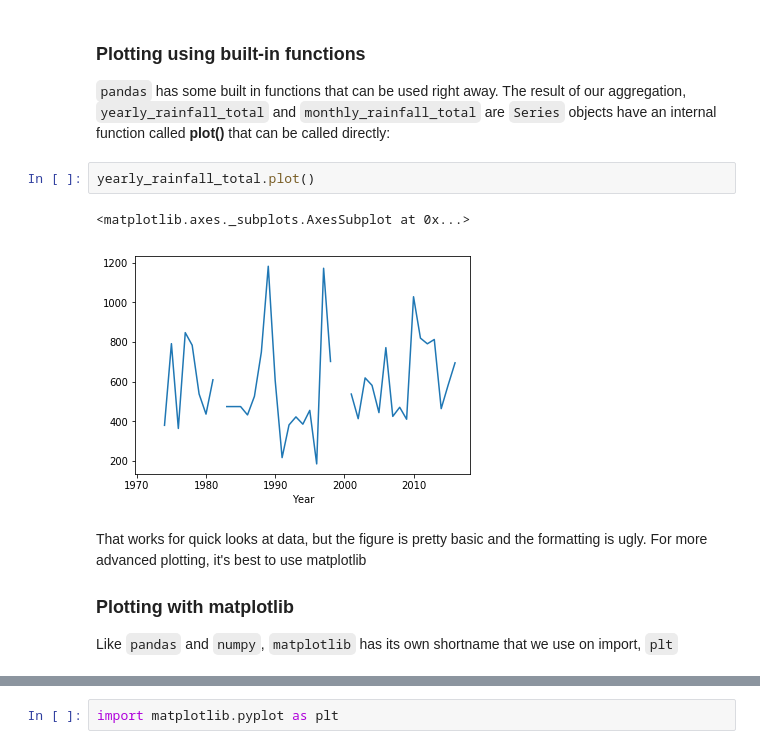
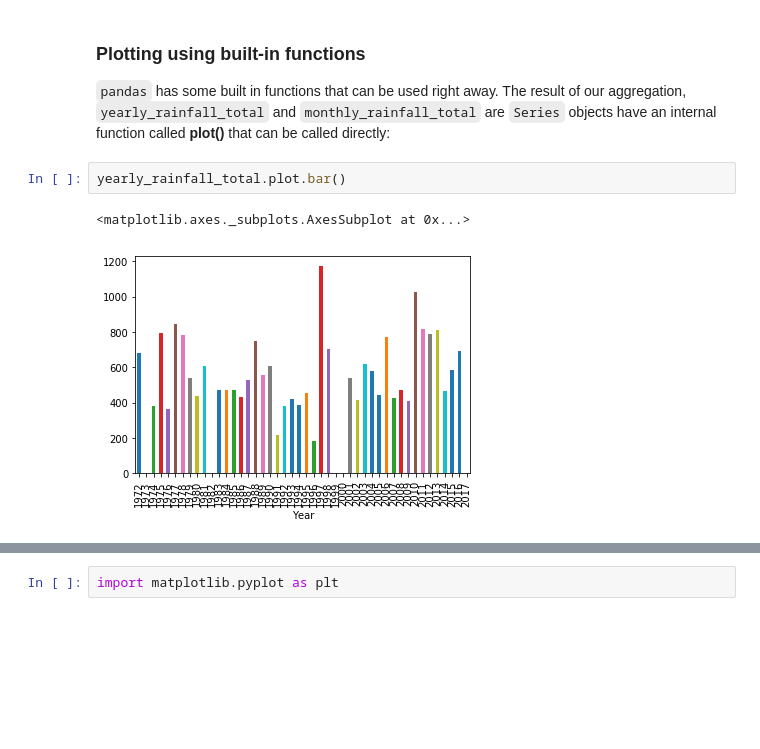
Before and after one commit to ecohydro/RidgeToReef, a Jupyter notebook: chapters/Chapter 1.ipynb, the cells around one changed output, grey strips where cells are left out. Saved outputs shown, nothing was run; the diff lists cells and outputs as text; blank space fills up the shorter version.

```diff
--- a/chapters/Chapter 1.ipynb
+++ b/chapters/Chapter 1.ipynb
@@ -288,13 +284,7 @@ Before we start doing any plotting, however, we need to tell python where to ren
 
 `pandas` has some built in functions that can be used right away. The result of our aggregation, `yearly_rainfall_total` and `monthly_rainfall_total` are `Series` objects have an internal function called **plot()** that can be called directly:
 # %%
-yearly_rainfall_total.plot()
+yearly_rainfall_total.plot.bar()
 # %% [output]
 <matplotlib.axes._subplots.AxesSubplot at 0x...>
-[figure, old version]
+[figure, new version]
-# %% [markdown]
-That works for quick looks at data, but the figure is pretty basic and the formatting is ugly. For more advanced plotting, it's best to use matplotlib
-
-### Plotting with matplotlib
-
-Like `pandas` and `numpy`, `matplotlib` has its own shortname that we use on import, `plt`
```
Also changed, not shown: parts of 40 cells of this notebook, 1 other file.
